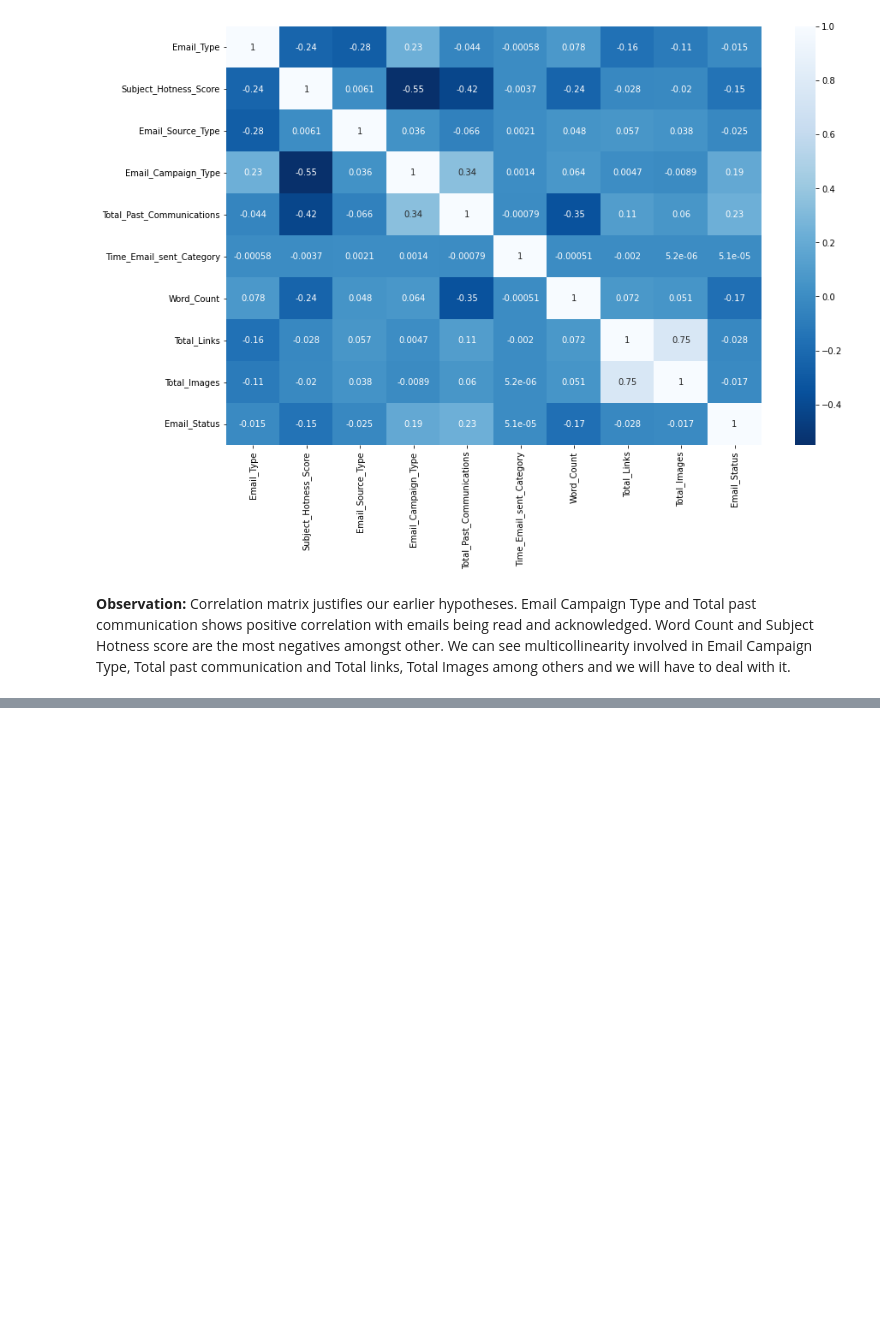
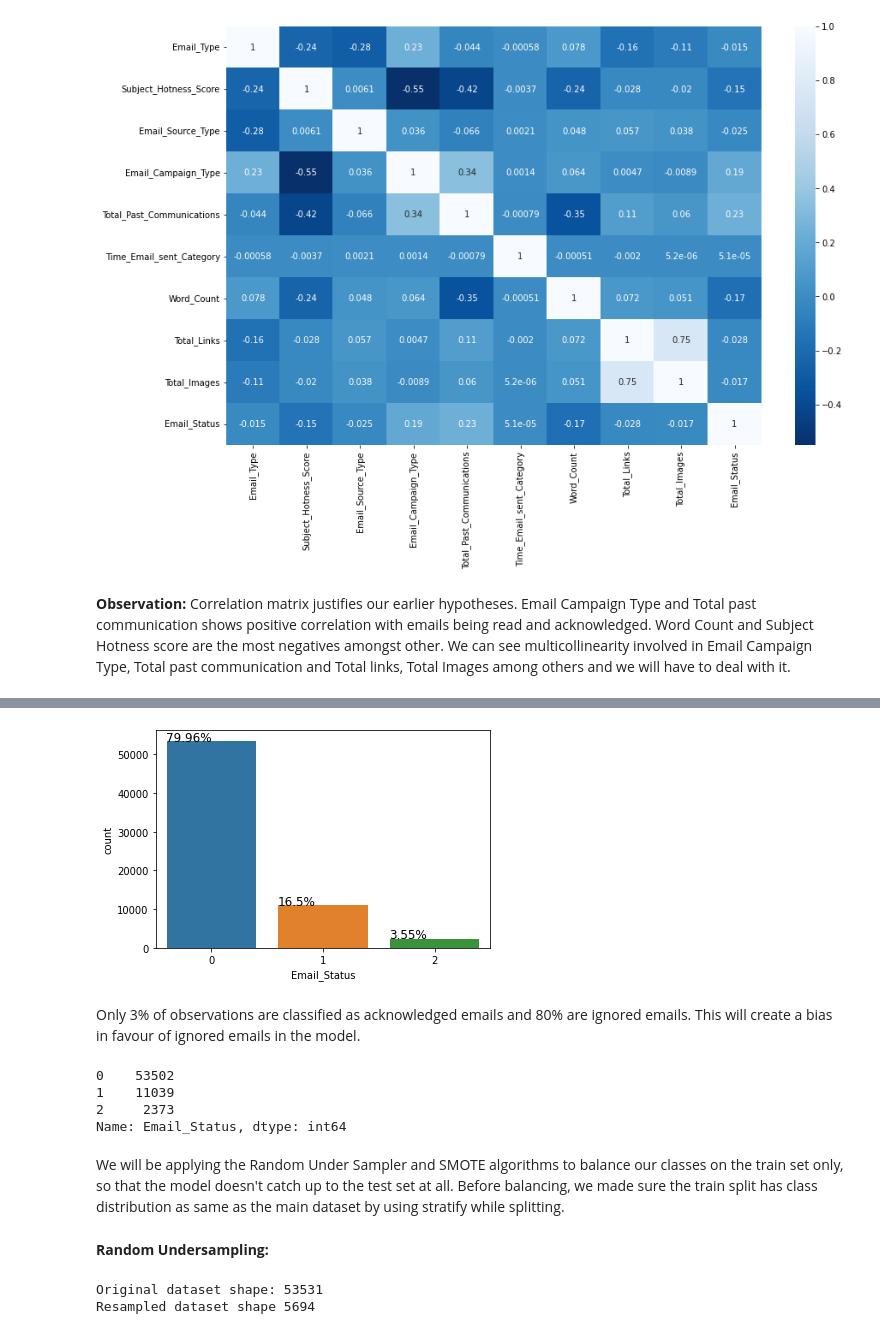
Before and after one commit to nishchay187/Capstone-Project---Email-Campaign-Effectiveness-Prediction, a Jupyter notebook: Email_Campaign_Effectiveness_Prediction_Nishchay_Kukreja.ipynb, the cells around one changed output, grey strips where cells are left out. Drawn from its saved outputs; the diff is of its cells as text; code cells hidden in the pictures; blank space fills up the shorter version.

```diff
--- a/Email_Campaign_Effectiveness_Prediction_Nishchay_Kukreja.ipynb
+++ b/Email_Campaign_Effectiveness_Prediction_Nishchay_Kukreja.ipynb
@@ -289,0 +446,6 @@ Word Count and Subject Hotness score are the most negatives amongst other. We ca
+# %%
+#feature scaling of numerical variables
+for elem in cont_var:
+  df[elem] = (df[elem] - df[elem].mean()) / (df[elem].std())
+
+df.head(1)
@@ -289,0 +460,3 @@ Word Count and Subject Hotness score are the most negatives amongst other. We ca
+# %%
+#getting dummy variables for categorical data
+categorical_variables.remove('Customer_Location')
@@ -289,0 +471,7 @@ Word Count and Subject Hotness score are the most negatives amongst other. We ca
+# %%
+#creating dummy variables
+df = pd.get_dummies(df,columns=categorical_variables)
+# as some features had binary categories, we are going to delete one of them to keep it binary encoded and have less columns
+df.drop('Email_Type_2',axis=1,inplace=True)
+df.drop('Email_Source_Type_2',axis=1,inplace=True)
+df.head(1)
@@ -289,0 +486,7 @@ Word Count and Subject Hotness score are the most negatives amongst other. We ca
+# %%
+#Email_Status should be the last col
+columns=list(df.columns)
+columns.remove('Email_Status')
+columns.append('Email_Status')
+df=df[columns]
+df.head(1)
@@ -289,0 +528,44 @@ Word Count and Subject Hotness score are the most negatives amongst other. We ca
+# %%
+#count plot for target variable
+#visualizing our imbalanced dataset
+ax = sns.countplot(x=df['Email_Status'])
+totals = []
+for i in ax.patches:
+    totals.append(i.get_height())
+
+total = sum(totals)
+
+for i in ax.patches:
+    ax.text(i.get_x() - .01, i.get_height() + .5, \
+          str(round((i.get_height()/total)*100, 2))+'%', fontsize=12)
+plt.show()
+# %% [output]
+[figure, added]
+# %% [markdown]
+Only 3% of observations are classified as acknowledged emails and 80% are ignored emails. This will create a bias in favour of ignored emails in the model.
+# %%
+df['Email_Status'].value_counts()
+# %% [output]
+0    53502
+1    11039
+2     2373
+Name: Email_Status, dtype: int64
+# %% [markdown]
+We will be applying the Random Under Sampler and SMOTE algorithms to balance our classes on the train set only, so that the model doesn't catch up to the test set at all.
+Before balancing, we made sure the train split has class distribution as same as the main dataset by using stratify while splitting.
+# %% [markdown]
+**Random Undersampling:**
+# %%
+#importing random under sampler
+from imblearn.under_sampling import RandomUnderSampler
+from collections import Counter
+#resample
+rus = RandomUnderSampler(random_state=42, replacement=True)
+x_train_rus, y_train_rus = rus.fit_resample(X_train,y_train)
+
+#print shape
+print('Original dataset shape:', len(y_train))
+print('Resampled dataset shape', len(y_train_rus))
+# %% [output]
+Original dataset shape: 53531
+Resampled dataset shape 5694
```
Also changed, not shown: parts of 46 cells of this notebook.
